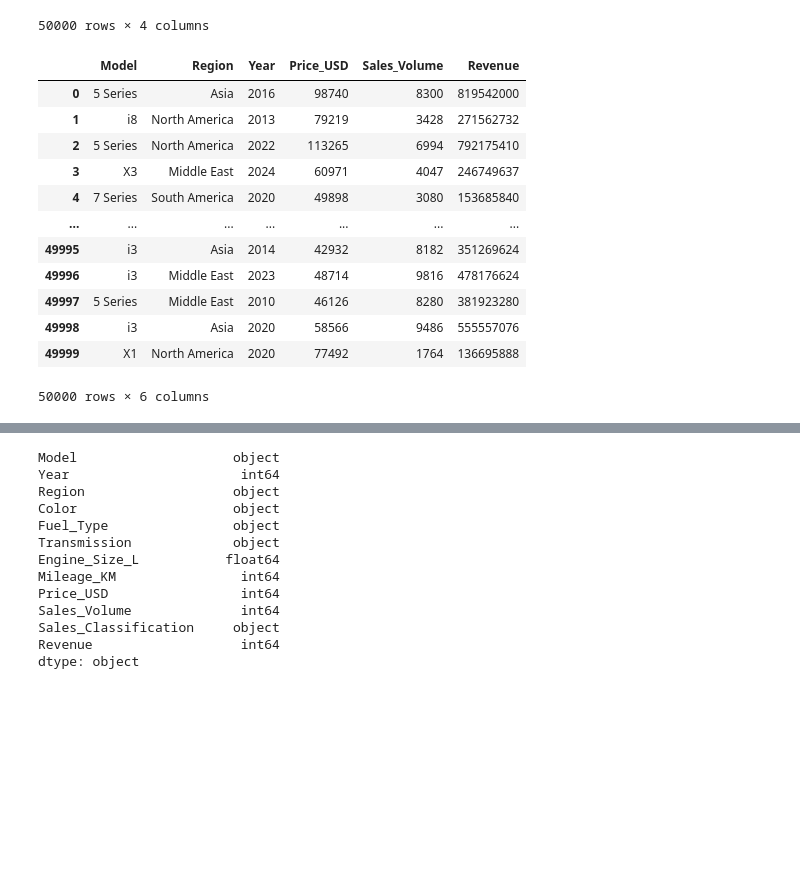
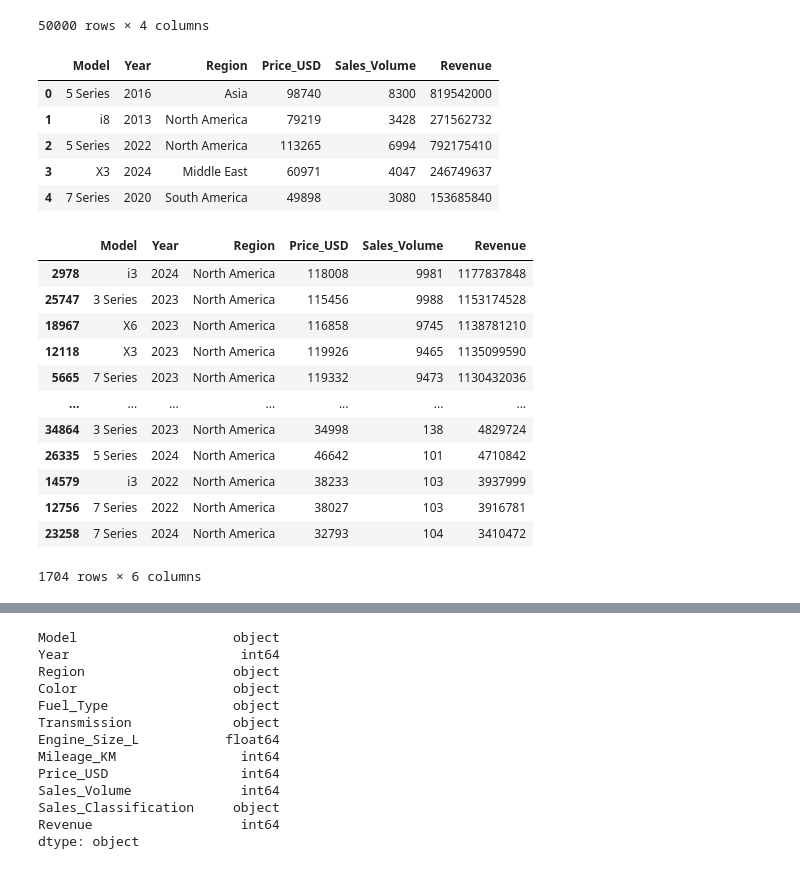
Before and after one commit to VithushanE/BMWWorldWideSales, a Jupyter notebook: BMWSales.ipynb, the cells around one changed output, grey strips where cells are left out. Drawn from its saved outputs; the diff is of its cells as text; code cells hidden in the pictures; blank space fills up the shorter version.

```diff
--- a/BMWSales.ipynb
+++ b/BMWSales.ipynb
@@ -48,18 +48,30 @@ data[["Model","Region","Price_USD","Sales_Volume"]]
 50000 rows × 4 columns
 # %%
 data["Revenue"] = data["Price_USD"]*data["Sales_Volume"]
-data[["Model","Region","Year","Price_USD","Sales_Volume", "Revenue"]]
+sales_overview = data[["Model","Year","Region","Price_USD","Sales_Volume", "Revenue"]]
+sales_overview.head()
 # %% [output]
-|  | Model | Region | Year | Price_USD | Sales_Volume | Revenue |
-| 0 | 5 Series | Asia | 2016 | 98740 | 8300 | 819542000 |
-| 1 | i8 | North America | 2013 | 79219 | 3428 | 271562732 |
-| 2 | 5 Series | North America | 2022 | 113265 | 6994 | 792175410 |
-| 3 | X3 | Middle East | 2024 | 60971 | 4047 | 246749637 |
-| 4 | 7 Series | South America | 2020 | 49898 | 3080 | 153685840 |
-| ... | ... | ... | ... | ... | ... | ... |
-| 49995 | i3 | Asia | 2014 | 42932 | 8182 | 351269624 |
-| 49996 | i3 | Middle East | 2023 | 48714 | 9816 | 478176624 |
-| 49997 | 5 Series | Middle East | 2010 | 46126 | 8280 | 381923280 |
-| 49998 | i3 | Asia | 2020 | 58566 | 9486 | 555557076 |
-| 49999 | X1 | North America | 2020 | 77492 | 1764 | 136695888 |
+|  | Model | Year | Region | Price_USD | Sales_Volume | Revenue |
+| 0 | 5 Series | 2016 | Asia | 98740 | 8300 | 819542000 |
+| 1 | i8 | 2013 | North America | 79219 | 3428 | 271562732 |
+| 2 | 5 Series | 2022 | North America | 113265 | 6994 | 792175410 |
+| 3 | X3 | 2024 | Middle East | 60971 | 4047 | 246749637 |
+| 4 | 7 Series | 2020 | South America | 49898 | 3080 | 153685840 |
-50000 rows × 6 columns
+# %%
+# Focusing on North American Market in 2022-2024
+sales_overviewNA = sales_overview[(sales_overview["Region"]=="North America") & (sales_overview["Year"].isin([2022,2023,2024]))].sort_values(by='Revenue', ascending = False)
+sales_overviewNA
+# %% [output]
+|  | Model | Year | Region | Price_USD | Sales_Volume | Revenue |
+| 2978 | i3 | 2024 | North America | 118008 | 9981 | 1177837848 |
+| 25747 | 3 Series | 2023 | North America | 115456 | 9988 | 1153174528 |
+| 18967 | X6 | 2023 | North America | 116858 | 9745 | 1138781210 |
+| 12118 | X3 | 2023 | North America | 119926 | 9465 | 1135099590 |
+| 5665 | 7 Series | 2023 | North America | 119332 | 9473 | 1130432036 |
+| ... | ... | ... | ... | ... | ... | ... |
+| 34864 | 3 Series | 2023 | North America | 34998 | 138 | 4829724 |
+| 26335 | 5 Series | 2024 | North America | 46642 | 101 | 4710842 |
+| 14579 | i3 | 2022 | North America | 38233 | 103 | 3937999 |
+| 12756 | 7 Series | 2022 | North America | 38027 | 103 | 3916781 |
+| 23258 | 7 Series | 2024 | North America | 32793 | 104 | 3410472 |
+1704 rows × 6 columns
```
Also changed, not shown: parts of 3 cells of this notebook.
